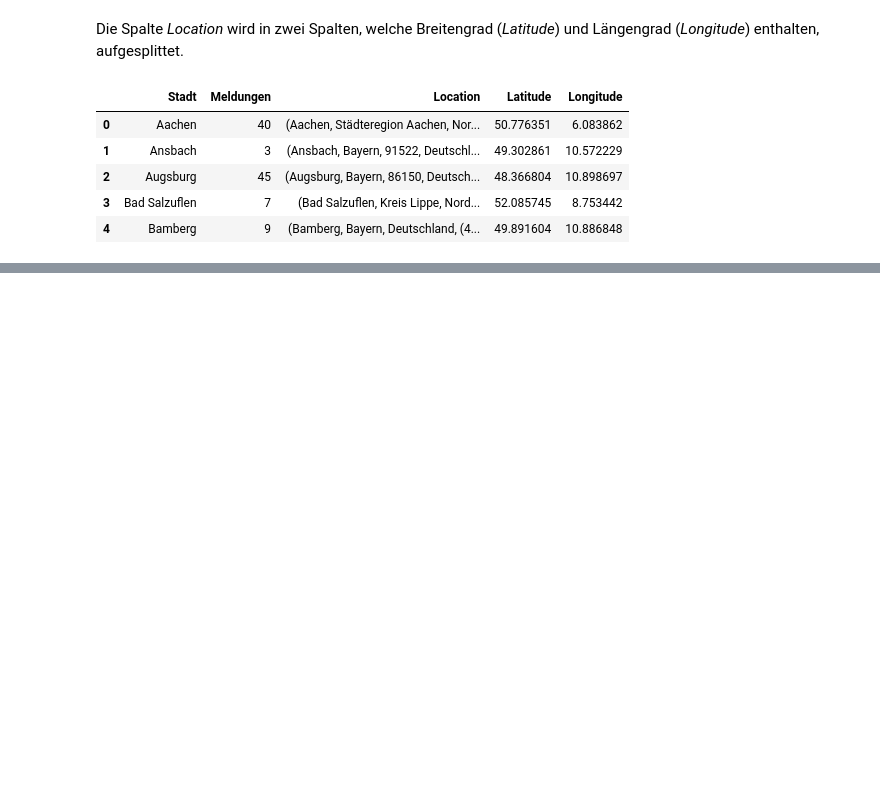
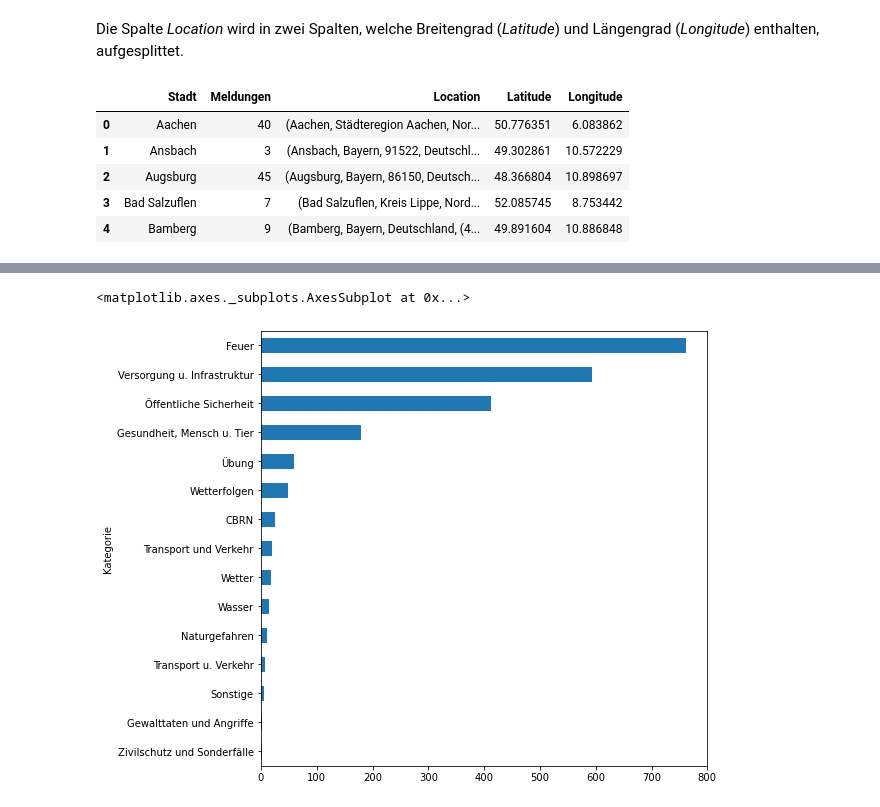
Before and after one commit to orSpec/MoWaS_NINA_Analyse_V2, a Jupyter notebook: analysis/Analyse_Meldungen.ipynb, the cells around one changed output, grey strips where cells are left out. Drawn from its saved outputs; the diff is of its cells as text; code cells hidden in the pictures; blank space fills up the shorter version.

```diff
--- a/analysis/Analyse_Meldungen.ipynb
+++ b/analysis/Analyse_Meldungen.ipynb
@@ -317,0 +429,5 @@ staedte_geoc.head()
+# %%
+df.groupby("Kategorie").count()["Jahr"].sort_values().plot(kind="barh",figsize=(8,8))
+# %% [output]
+<matplotlib.axes._subplots.AxesSubplot at 0x...>
+[figure, added]
```
Also changed, not shown: parts of 26 cells of this notebook.
